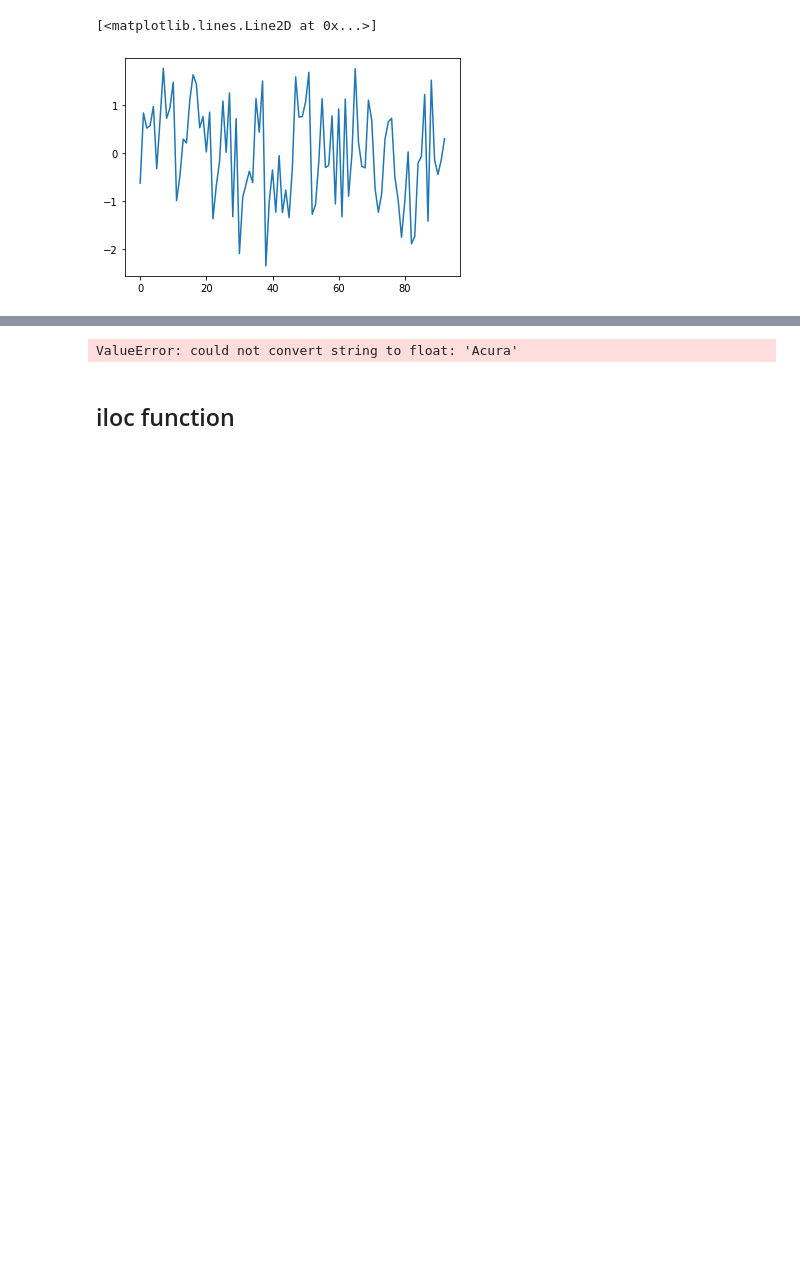
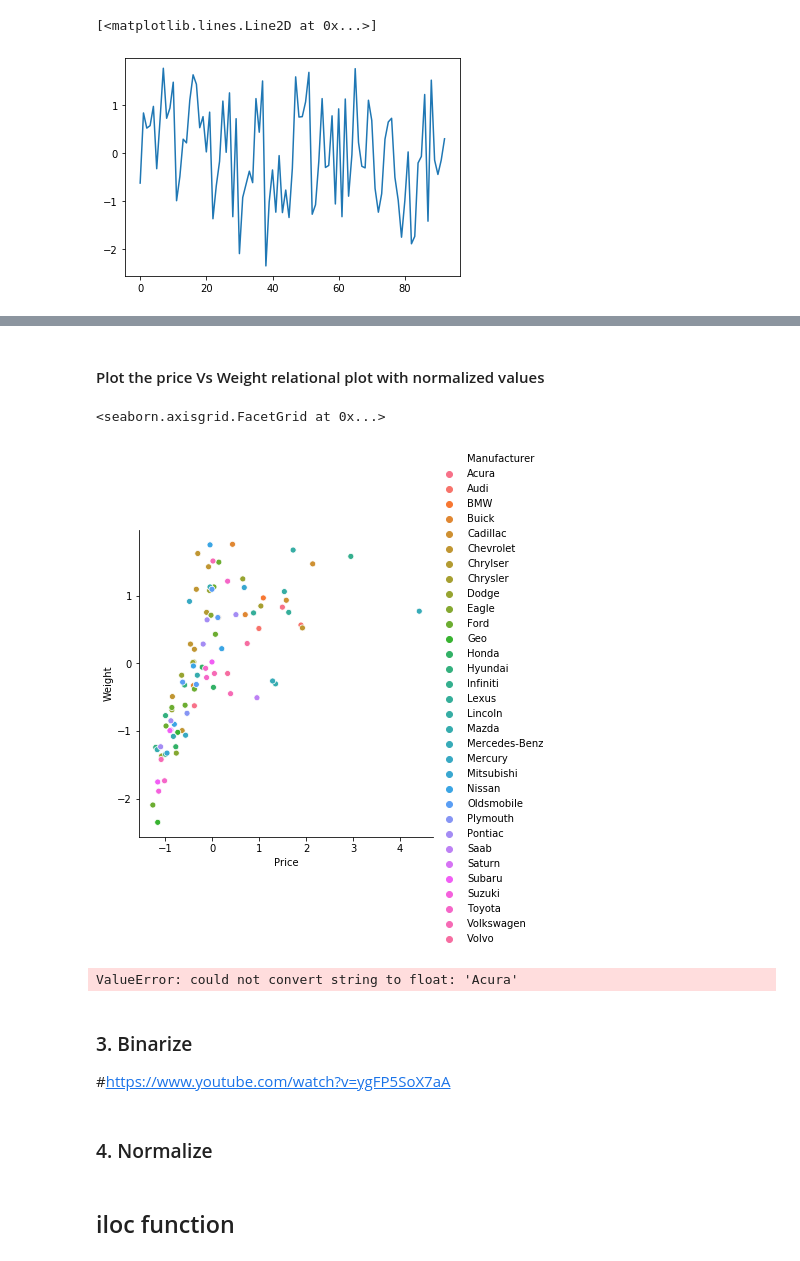
Before and after one commit to sum-coderepo/Optimization-Python, a Jupyter notebook: Notebooks/Crash Course Pandas.ipynb, the cells around one changed output, grey strips where cells are left out. Cells and saved outputs as stored; diff of their text form; code cells hidden in the pictures; blank space fills up the shorter version.

```diff
--- a/Notebooks/Crash Course Pandas.ipynb
+++ b/Notebooks/Crash Course Pandas.ipynb
@@ -411,6 +379,7 @@ def dis(arr):
     return pd.DataFrame(arr)
 # %%
 df = pd.read_csv("D:\\Ipynb Datasets\\Cars93.csv")
+columns = df.columns
 df.head()
 # %% [output]
 |  | Manufacturer | Model | Type | Min.Price | Price | Max.Price | MPG.city | MPG.highway | AirBags | ... |
@@ -479,0 +446,3 @@ plt.plot(df_val[:,df.columns.get_loc("Weight")])
+# %%
+df1 = pd.DataFrame(columns=columns, data=df_val)
+df1.head()
@@ -480,8 +456,20 @@ plt.plot(df_val[:,df.columns.get_loc("Weight")])
+# %% [markdown]
+#### Plot the price Vs Weight relational plot with normalized values
+# %%
+sns.relplot(x='Price', y='Weight', data = df1,hue = 'Manufacturer')
+# %% [output]
+<seaborn.axisgrid.FacetGrid at 0x...>
+[figure, added]
 # %%
 df_val1 = df.values
 df_val1_trans = sc.fit_transform(df_val1)
 # %% [output]
 ValueError: could not convert string to float: 'Acura'
+# %% [markdown]
+### 3. Binarize
+#https://www.youtube.com/watch?v=ygFP5SoX7aA
+# %% [markdown]
+### 4. Normalize
 # %% [markdown]
 ## iloc function
 # %%
```
Also changed, not shown: parts of 28 cells of this notebook, 3 other files.
